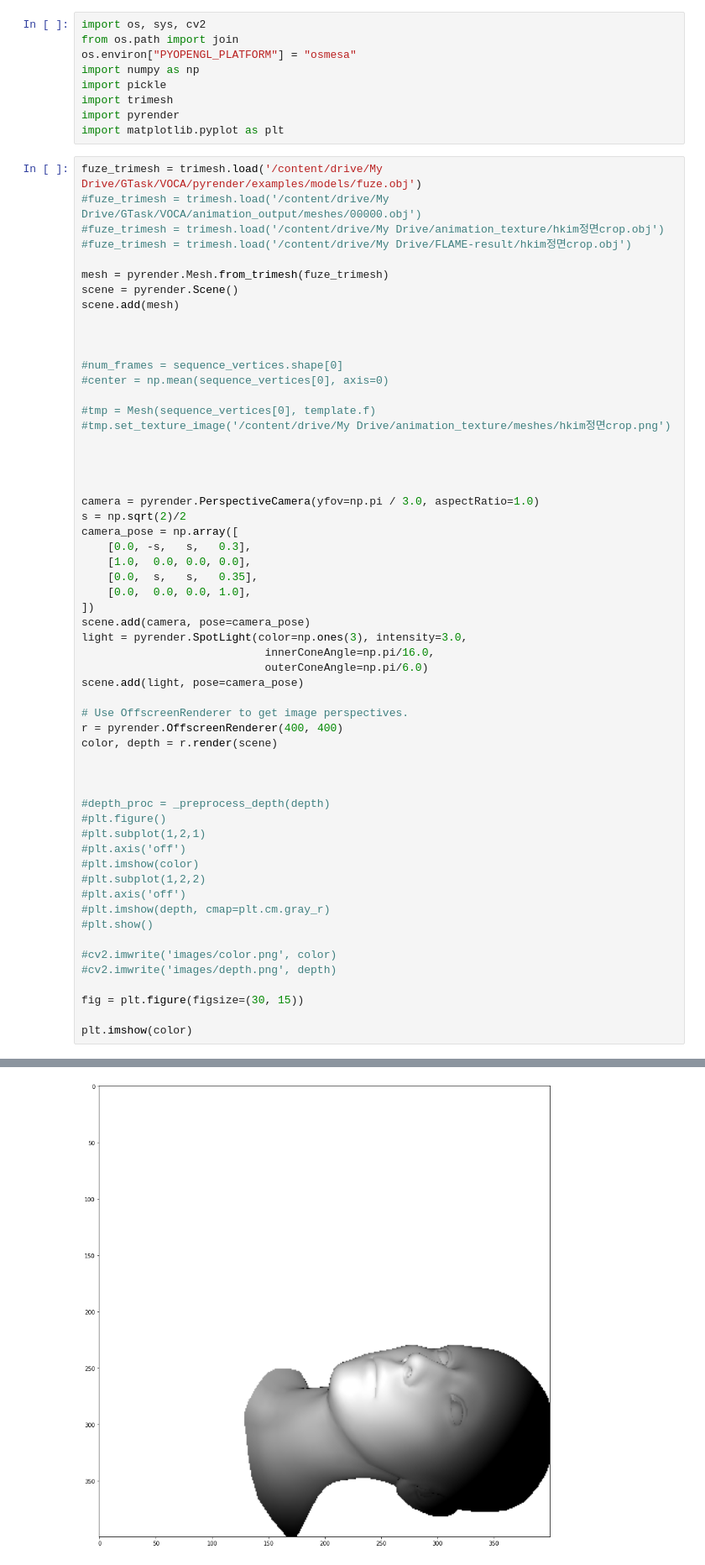
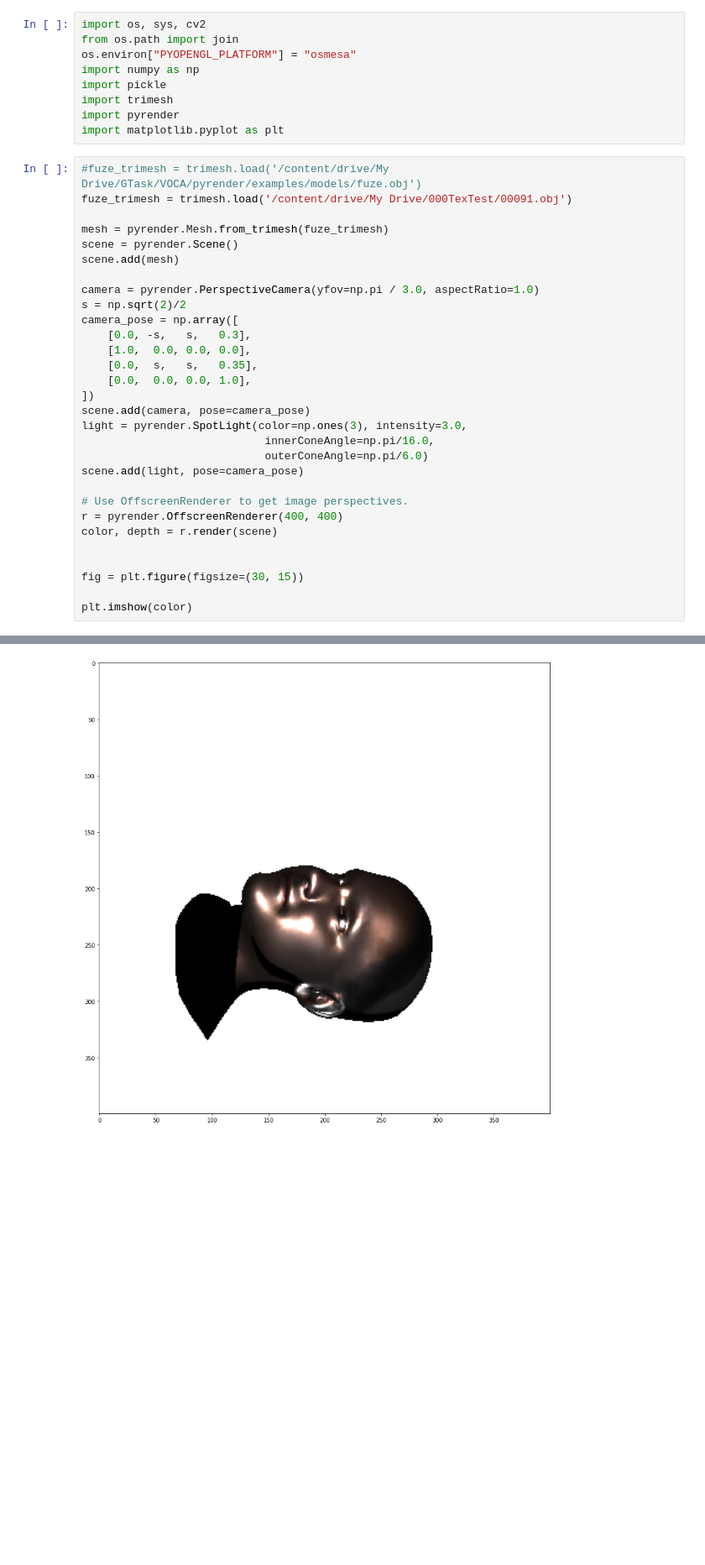
Before and after one commit to secutron/RunTime, a Jupyter notebook: GPipe0View_compute_texture_map.ipynb, the cells around one changed output, grey strips where cells are left out. Shown at 84% size. Saved outputs shown, nothing was run; the diff lists cells and outputs as text; blank space fills up the shorter version.

```diff
--- a/GPipe0View_compute_texture_map.ipynb
+++ b/GPipe0View_compute_texture_map.ipynb
@@ -20,65 +20,38 @@ import trimesh
 import pyrender
 import matplotlib.pyplot as plt
 # %%
-fuze_trimesh = trimesh.load('/content/drive/My Drive/GTask/VOCA/pyrender/examples/models/fuze.obj')
-#fuze_trimesh = trimesh.load('/content/drive/My Drive/GTask/VOCA/animation_output/meshes/00000.obj')
-#fuze_trimesh = trimesh.load('/content/drive/My Drive/animation_texture/hkim정면crop.obj')
-#fuze_trimesh = trimesh.load('/content/drive/My Drive/FLAME-result/hkim정면crop.obj')
+#fuze_trimesh = trimesh.load('/content/drive/My Drive/GTask/VOCA/pyrender/examples/models/fuze.obj')
+fuze_trimesh = trimesh.load('/content/drive/My Drive/000TexTest/00091.obj')
 
 mesh = pyrender.Mesh.from_trimesh(fuze_trimesh)
 scene = pyrender.Scene()
 scene.add(mesh)
-
-
-
-#num_frames = sequence_vertices.shape[0]
-#center = np.mean(sequence_vertices[0], axis=0)
-
-#tmp = Mesh(sequence_vertices[0], template.f)
-#tmp.set_texture_image('/content/drive/My Drive/animation_texture/meshes/hkim정면crop.png')
-
-
-
 
 camera = pyrender.PerspectiveCamera(yfov=np.pi / 3.0, aspectRatio=1.0)
 s = np.sqrt(2)/2
 camera_pose = np.array([
     [0.0, -s,   s,   0.3],
     [1.0,  0.0, 0.0, 0.0],
     [0.0,  s,   s,   0.35],
     [0.0,  0.0, 0.0, 1.0],
 ])
 scene.add(camera, pose=camera_pose)
 light = pyrender.SpotLight(color=np.ones(3), intensity=3.0,
                             innerConeAngle=np.pi/16.0,
                             outerConeAngle=np.pi/6.0)
 scene.add(light, pose=camera_pose)
 
 # Use OffscreenRenderer to get image perspectives.
 r = pyrender.OffscreenRenderer(400, 400)
 color, depth = r.render(scene)
 
 
-
-#depth_proc = _preprocess_depth(depth)
-#plt.figure()
-#plt.subplot(1,2,1)
-#plt.axis('off')
-#plt.imshow(color)
-#plt.subplot(1,2,2)
-#plt.axis('off')
-#plt.imshow(depth, cmap=plt.cm.gray_r)
-#plt.show()
-
-#cv2.imwrite('images/color.png', color)
-#cv2.imwrite('images/depth.png', depth)
-
 fig = plt.figure(figsize=(30, 15))
 
 plt.imshow(color)
 # %% [output]
 <matplotlib.image.AxesImage at 0x...>
-[figure, old version]
+[figure, new version]
 # %%
 _ = !git clone https://github.com/MPI-IS/mesh.git MESH
 %cd /content/MESH
```
Also changed, not shown: parts of 3 cells of this notebook.
